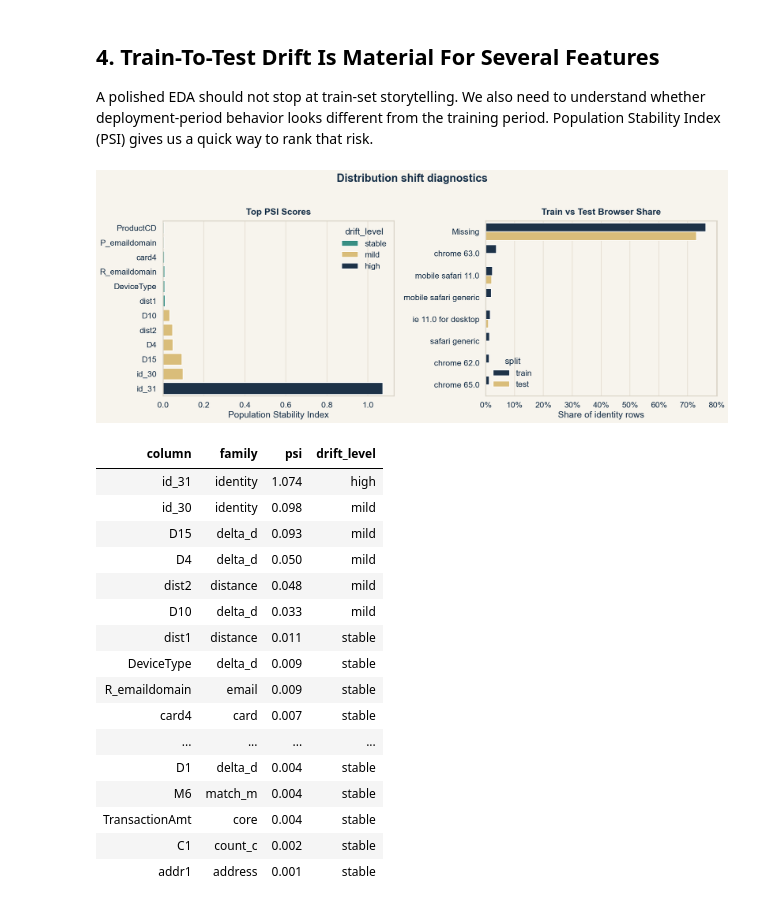
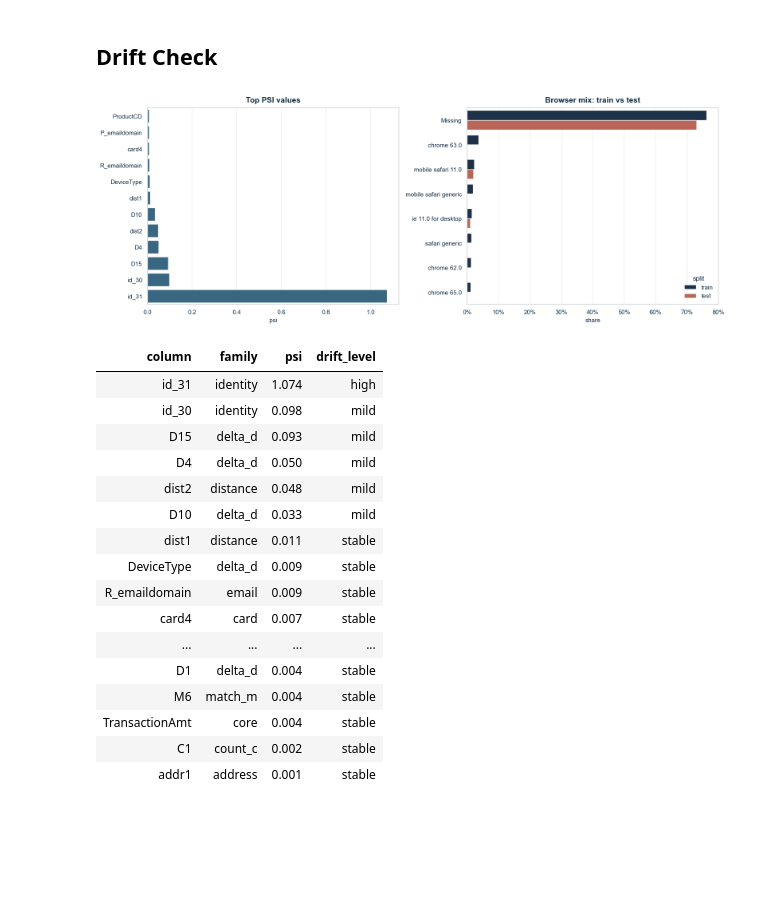
Before and after one commit to zzczdhc/ieee-fraud-detection-project, a Jupyter notebook: notebooks/01_eda.ipynb, the cells around one changed output. Drawn from its saved outputs; the diff is of its cells as text; code cells hidden in the pictures; blank space fills up the shorter version.

```diff
--- a/notebooks/01_eda.ipynb
+++ b/notebooks/01_eda.ipynb
@@ -19,7 +12,7 @@ import pandas as pd
 import seaborn as sns
 import matplotlib.pyplot as plt
 from matplotlib.ticker import PercentFormatter
-from IPython.display import HTML, display
+from IPython.display import display
 
 PROJECT_ROOT = Path.cwd()
 if not (PROJECT_ROOT / "src").exists():
@@ -32,11 +25,9 @@ from src.fraud_detection.eda import (
     PLOT_COLORS,
     add_transaction_time_features,
     category_risk_table,
-    classify_drift_level,
     compute_family_missingness,
     compute_psi_table,
     merge_identity_features,
-    metric_cards_html,
     missingness_signal_table,
     quantile_fraud_table,
     reduce_memory_usage,
@@ -47,10 +38,10 @@ from src.fraud_detection.eda import (
 warnings.filterwarnings("ignore")
 set_plot_theme()
 pd.set_option("display.max_columns", 120)
-sns.set_context("talk")
+pd.set_option("display.float_format", "{:,.4f}".format)
 
 DATA_DIR = PROJECT_ROOT / "data" / "raw"
-MAX_ROWS = None  # set to a smaller value like 200_000 for faster iteration
+MAX_ROWS = None
 IDENTITY_FEATURES = ["DeviceType", "DeviceInfo", "id_30", "id_31", "id_33"]
 DRIFT_COLUMNS = [
     "TransactionID",
@@ -546,10 +363,8 @@ display(
 | chrome 62.0 for android | 7.68% | 2,097 | 0.36% | +4.18% |
 | chrome 63.0 | 6.83% | 22,000 | 3.73% | +3.33% |
 | mobile safari 11.0 | 6.27% | 13,423 | 2.27% | +2.77% |
-# %% [markdown]
-## 4. Train-To-Test Drift Is Material For Several Features
-
-A polished EDA should not stop at train-set storytelling. We also need to understand whether deployment-period behavior looks different from the training period. Population Stability Index (PSI) gives us a quick way to rank that risk.
+# %% [markdown]
+## Drift Check
 # %%
 categorical_drift_columns = [
     "ProductCD",
@@ -574,80 +389,45 @@ drift_columns = [
     "D10",
     "D15",
     *categorical_drift_columns,
 ]
 
 psi_table = compute_psi_table(
     train_core,
     test_core,
     columns=drift_columns,
     categorical_columns=categorical_drift_columns,
 )
 
-top_drift = psi_table.head(12).sort_values("psi")
-
 browser_train = train_core["id_31"].fillna("Missing").value_counts(normalize=True)
 browser_test = test_core["id_31"].fillna("Missing").value_counts(normalize=True)
 top_browsers = browser_train.head(8).index
 browser_compare = pd.concat(
     [
-        pd.DataFrame(
-            {
-                "id_31": top_browsers,
-                "share": browser_train.reindex(top_browsers, fill_value=0).values,
-                "split": "train",
-            }
-        ),
-        pd.DataFrame(
-            {
-                "id_31": top_browsers,
-                "share": browser_test.reindex(top_browsers, fill_value=0).values,
-                "split": "test",
-            }
-        ),
+        pd.DataFrame({"id_31": top_browsers, "share": browser_train.reindex(top_browsers, fill_value=0).values, "split": "train"}),
+        pd.DataFrame({"id_31": top_browsers, "share": browser_test.reindex(top_browsers, fill_value=0).values, "split": "test"}),
     ],
     ignore_index=True,
 )
 
-fig, axes = plt.subplots(1, 2, figsize=(18, 7))
+fig, axes = plt.subplots(1, 2, figsize=(16, 6))
 
-palette = {"stable": PLOT_COLORS["teal"], "mild": PLOT_COLORS["gold"], "moderate": PLOT_COLORS["coral"], "high": PLOT_COLORS["navy"]}
-sns.barplot(
-    data=top_drift,
-    x="psi",
-    y="column",
-    hue="drift_level",
-    dodge=False,
-    palette=palette,
-    ax=axes[0],
-)
-axes[0].set_title("Top PSI Scores")
-axes[0].set_xlabel("Population Stability Index")
+sns.barplot(data=psi_table.head(12).sort_values("psi"), x="psi", y="column", color=PLOT_COLORS["blue"], ax=axes[0])
+axes[0].set_title("Top PSI values")
+axes[0].set_xlabel("psi")
 axes[0].set_ylabel("")
 
-sns.barplot(
-    data=browser_compare,
-    x="share",
-    y="id_31",
-    hue="split",
-    palette=[PLOT_COLORS["navy"], PLOT_COLORS["gold"]],
-    ax=axes[1],
-)
-axes[1].set_title("Train vs Test Browser Share")
-axes[1].set_xlabel("Share of identity rows")
+sns.barplot(data=browser_compare, x="share", y="id_31", hue="split", palette=[PLOT_COLORS["navy"], PLOT_COLORS["coral"]], ax=axes[1])
+axes[1].set_title("Browser mix: train vs test")
+axes[1].xaxis.set_major_formatter(PercentFormatter(1))
+axes[1].set_xlabel("share")
 axes[1].set_ylabel("")
-axes[1].xaxis.set_major_formatter(PercentFormatter(1))
 
-plt.suptitle("Distribution shift diagnostics", fontsize=22, fontweight="bold", y=1.02)
 plt.tight_layout()
 plt.show()
 
-display(
-    psi_table.style
-    .format({"psi": "{:.3f}"})
-    .hide(axis="index")
-)
+display(psi_table.style.format({"psi": "{:.3f}"}).hide(axis="index"))
 # %% [output]
-[figure, old version]
+[figure, new version]
 | column | family | psi | drift_level |
 | id_31 | identity | 1.074 | high |
 | id_30 | identity | 0.098 | mild |
```
Also changed, not shown: parts of 15 cells of this notebook, 5 other files.
